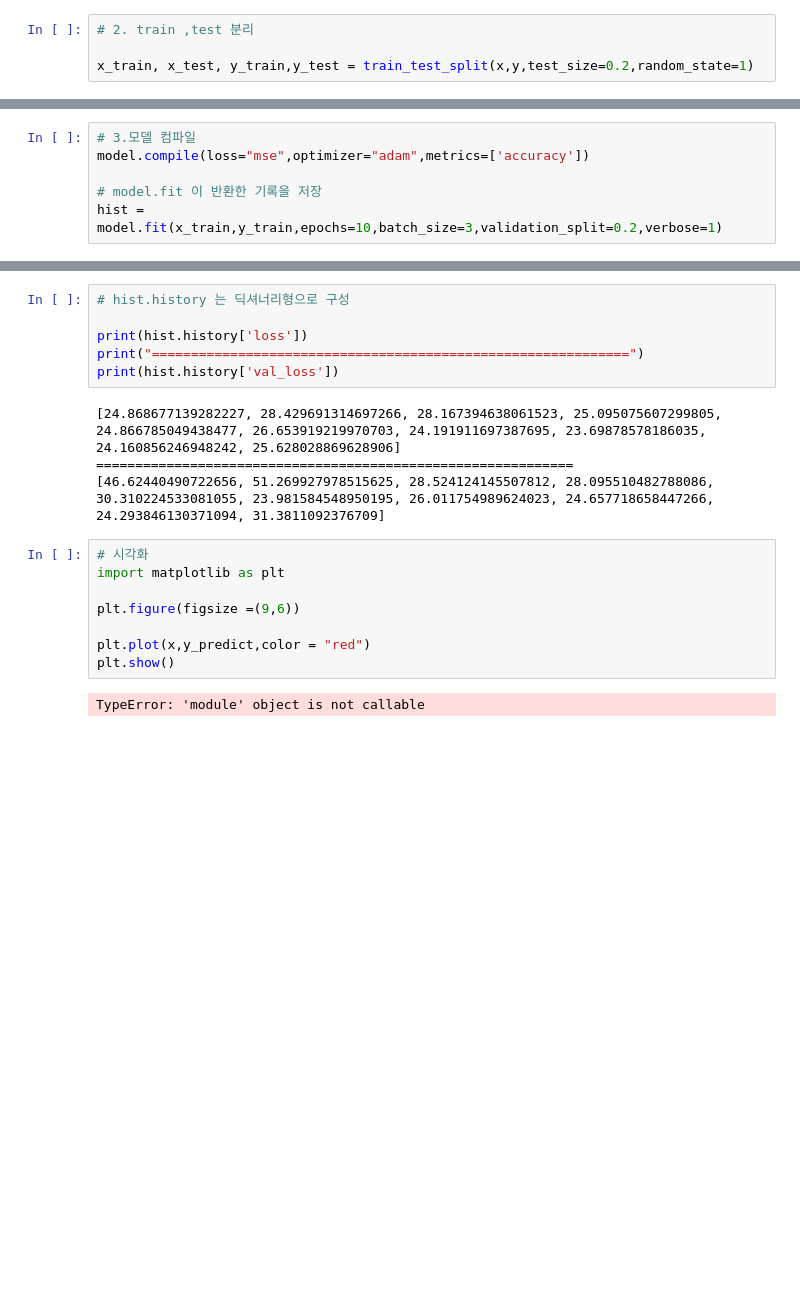
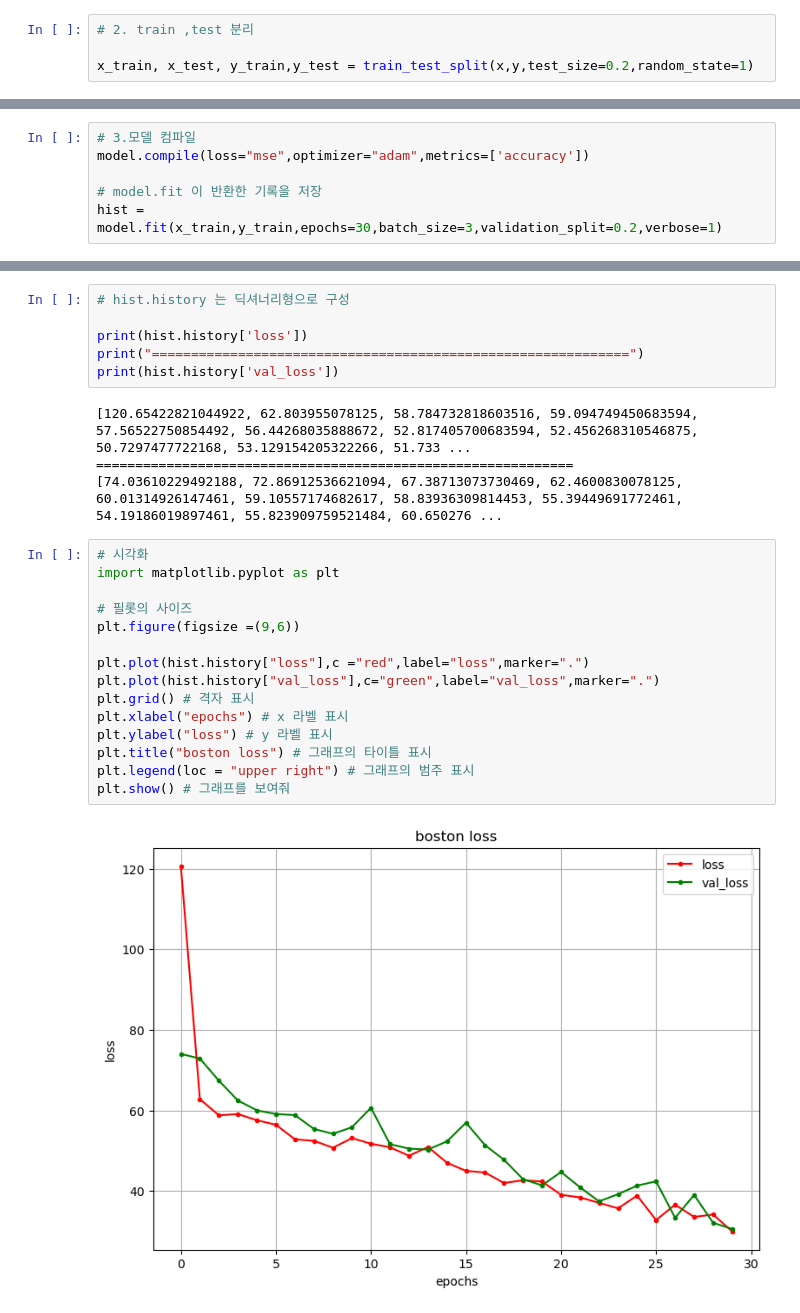
Before and after one commit to ksqrt/study, a Jupyter notebook: keras/keras18_overfit_boston.ipynb, the cells around one changed output, grey strips where cells are left out. Drawn from its saved outputs; the diff is of its cells as text; blank space fills up the shorter version.

Commit message:
그리기 : hist

```diff
--- a/keras/keras18_overfit_boston.ipynb
+++ b/keras/keras18_overfit_boston.ipynb
@@ -79,5 +79,5 @@ _________________________________________________________________
 model.compile(loss="mse",optimizer="adam",metrics=['accuracy'])
 
 # model.fit 이 반환한 기록을 저장
-hist = model.fit(x_train,y_train,epochs=10,batch_size=3,validation_split=0.2,verbose=1)
+hist = model.fit(x_train,y_train,epochs=30,batch_size=3,validation_split=0.2,verbose=1)
 # %% [output]
@@ -116,16 +113,23 @@ print(hist.history['loss'])
 print("=============================================================")
 print(hist.history['val_loss'])
 # %% [output]
-[24.868677139282227, 28.429691314697266, 28.167394638061523, 25.095075607299805, 24.866785049438477, 26.653919219970703, 24.191911697387695, 23.69878578186035, 24.160856246948242, 25.628028869628906]
+[120.65422821044922, 62.803955078125, 58.784732818603516, 59.094749450683594, 57.56522750854492, 56.44268035888672, 52.817405700683594, 52.456268310546875, 50.7297477722168, 53.129154205322266, 51.733 ...
 =============================================================
-[46.62440490722656, 51.269927978515625, 28.524124145507812, 28.095510482788086, 30.310224533081055, 23.981584548950195, 26.011754989624023, 24.657718658447266, 24.293846130371094, 31.3811092376709]
+[74.03610229492188, 72.86912536621094, 67.38713073730469, 62.4600830078125, 60.01314926147461, 59.10557174682617, 58.83936309814453, 55.39449691772461, 54.19186019897461, 55.823909759521484, 60.650276 ...
-# %%
-# 시각화
-import matplotlib as plt
-
-plt.figure(figsize =(9,6))
-
-plt.plot(x,y_predict,color = "red")
-plt.show()
-# %% [output]
-TypeError: 'module' object is not callable
+# %%
+# 시각화
+import matplotlib.pyplot as plt
+
+# 필롯의 사이즈
+plt.figure(figsize =(9,6))
+
+plt.plot(hist.history["loss"],c ="red",label="loss",marker=".")
+plt.plot(hist.history["val_loss"],c="green",label="val_loss",marker=".")
+plt.grid() # 격자 표시
+plt.xlabel("epochs") # x 라벨 표시
+plt.ylabel("loss") # y 라벨 표시
+plt.title("boston loss") # 그래프의 타이틀 표시
+plt.legend(loc = "upper right") # 그래프의 범주 표시
+plt.show() # 그래프를 보여줘
+# %% [output]
+[figure, added]
```
Also changed, not shown: parts of 3 cells of this notebook.
